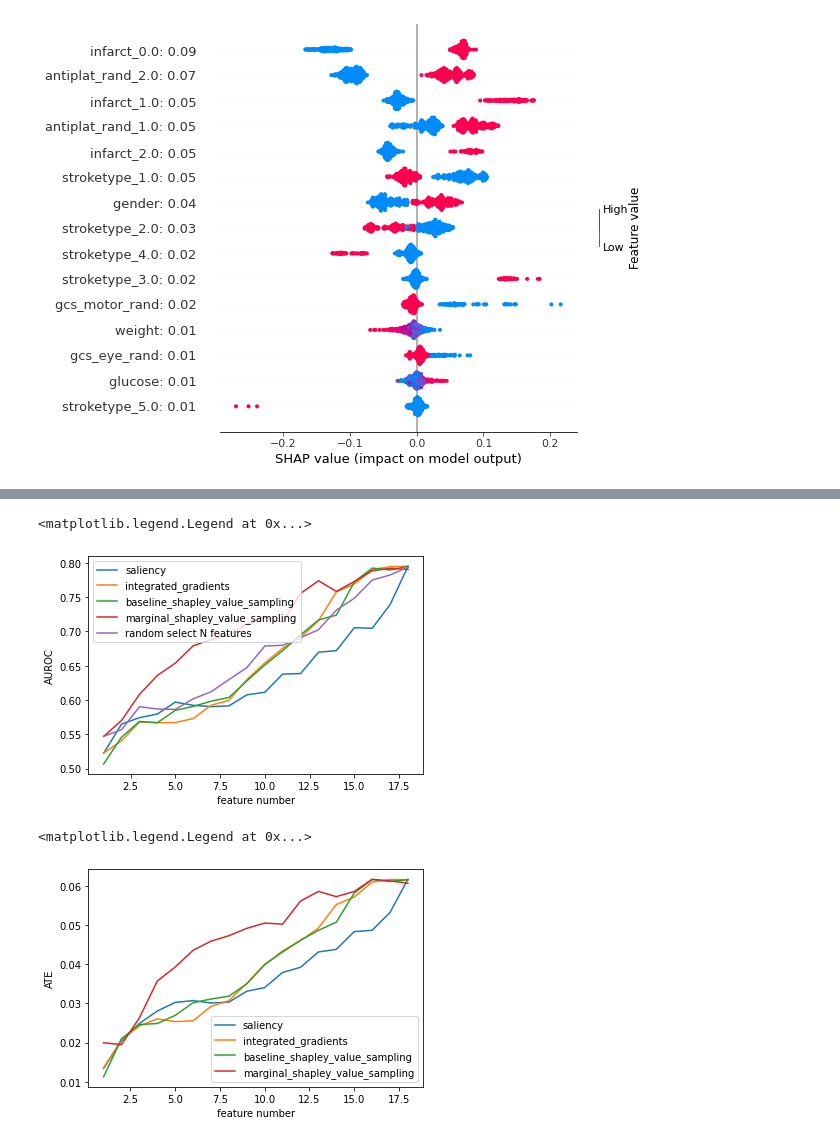
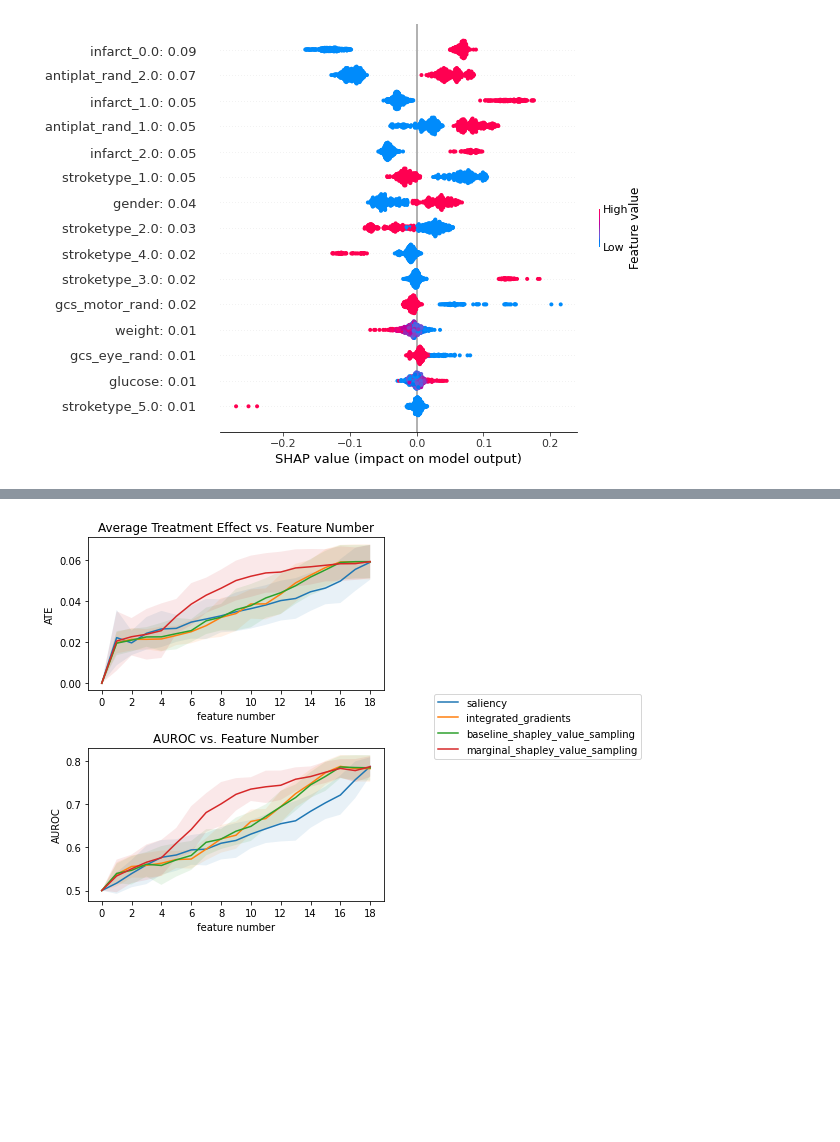
Before and after one commit to q8888620002/LIFT-XAI, a Jupyter notebook: ist3.ipynb, the cells around one changed output, grey strips where cells are left out. Cells and saved outputs as stored; diff of their text form; code cells hidden in the pictures; blank space fills up the shorter version.

```diff
--- a/ist3.ipynb
+++ b/ist3.ipynb
@@ -485,7 +507,7 @@ XLearner(
   )
 )
 # %%
-baseline = np.concatenate([x_train, x_val,x_test], axis=0)
+baseline = np.concatenate([x_train,x_test], axis=0)
 
 baseline_shapley_value_sampling_model = ShapleyValueSampling(model)
 
@@ -1028,34 +1089,51 @@ plt.show()
 # %%
 auroc_results  = {exp: np.array(result).mean(axis=0) for exp, result in auroc_all.items()}
+auroc_std  = {exp: np.array(result).std(axis=0) for exp, result in auroc_all.items()}
 
-
-for k, v in auroc_results.items():
-
-    feature_num = [i+1 for i in range(v.shape[0])]
-    plt.plot(feature_num, v, label = k)
-
-plt.plot([i+1 for i in range(18)], np.array(auroc_random).mean(axis=0), label="random select N features")
-
-plt.xlabel("feature number")
-plt.ylabel("AUROC")
-plt.legend()
+ate_results = {exp:np.array(result).mean(axis=0) for exp, result in auroc_ate.items()}
+ate_std  = {exp: np.array(result).std(axis=0) for exp, result in auroc_ate.items()}
-# %% [output]
-<matplotlib.legend.Legend at 0x...>
-[figure, removed]
 # %%
-auroc_results_ate = {exp:np.array(result).mean(axis=0) for exp, result in auroc_ate.items()}
 
-for k, v in auroc_results_ate.items():
+fig, (ax1, ax2) = plt.subplots(2, 1, figsize=(5,6))
 
-    feature_num = [i+1 for i in range(v.shape[0])]
-    plt.plot(feature_num, v, label = k)
+# Plot ATE results
+for k, v in ate_results.items():
+    feature_num = np.arange(v.shape[0] + 1)
+    ax1.plot(feature_num, np.insert(v, 0, 0), label=k)
+    ax1.fill_between(
+        feature_num,
+        np.insert(v, 0, 0) + np.insert(ate_std[k], 0, 0),
+        np.insert(v, 0, 0) - np.insert(ate_std[k], 0, 0),
+        alpha=0.1
+    )
 
-# plt.plot([i+1 for i in range(18)], np.array(auroc_random_ate).mean(axis=0), label="random select N features")
+ax1.set_xticks(range(0, 19, 2))
+ax1.set_xlabel("feature number")
+ax1.set_ylabel("ATE")
+ax1.set_title("Average Treatment Effect vs. Feature Number")
 
-plt.xlabel("feature number")
-plt.ylabel("ATE")
-plt.legend()
+# Plot AUROC results
+for k, v in auroc_results.items():
+    feature_num = np.arange(v.shape[0] + 1)
+    ax2.plot(feature_num, np.insert(v, 0, 0.5), label=k)
+    ax2.fill_between(
+        feature_num,
+        np.insert(v, 0, 0.5) + np.insert(auroc_std[k], 0, 0),
+        np.insert(v, 0, 0.5) - np.insert(auroc_std[k], 0, 0),
+        alpha=0.1
+    )
+
+ax2.set_xticks(range(0, 19, 2))
+ax2.set_xlabel("feature number")
+ax2.set_ylabel("AUROC")
+ax2.set_title("AUROC vs. Feature Number")
+
+# Adjust legend location
+handles, labels = ax2.get_legend_handles_labels()
+fig.legend(handles, labels, loc='center right', bbox_to_anchor=(1.7, 0.5))
+
+plt.tight_layout()
+plt.show()
 # %% [output]
-<matplotlib.legend.Legend at 0x...>
-[figure, old version]
+[figure, new version]
 # %%
```
Also changed, not shown: parts of 17 cells of this notebook, 8 other files.
